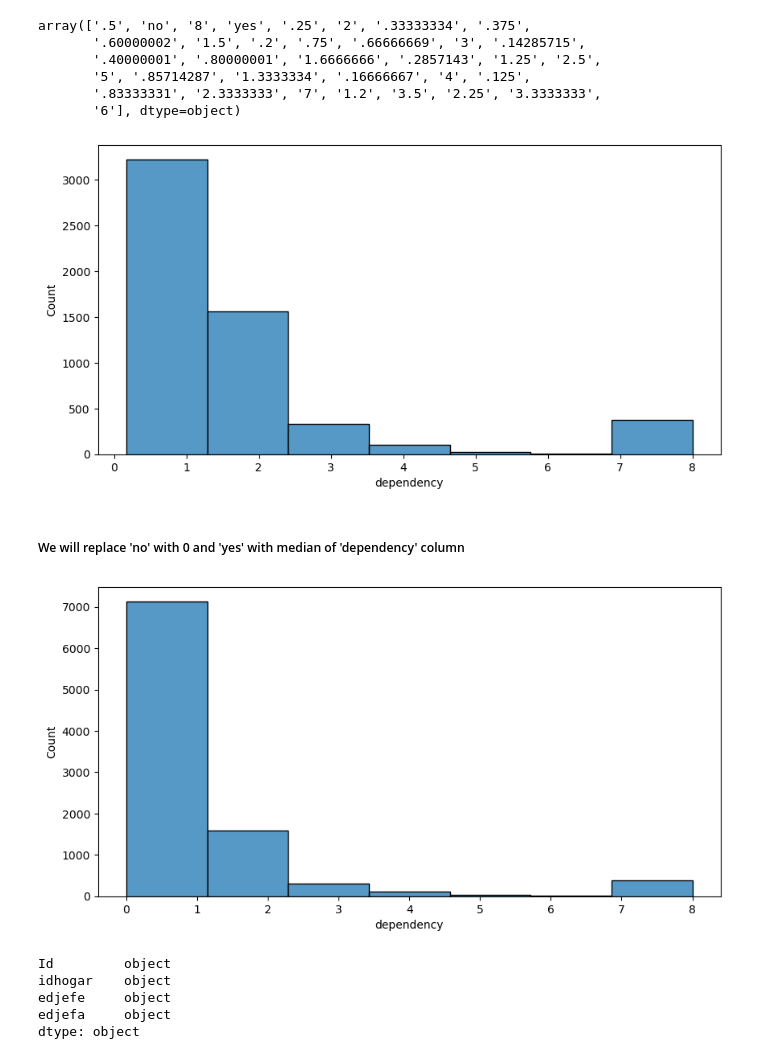
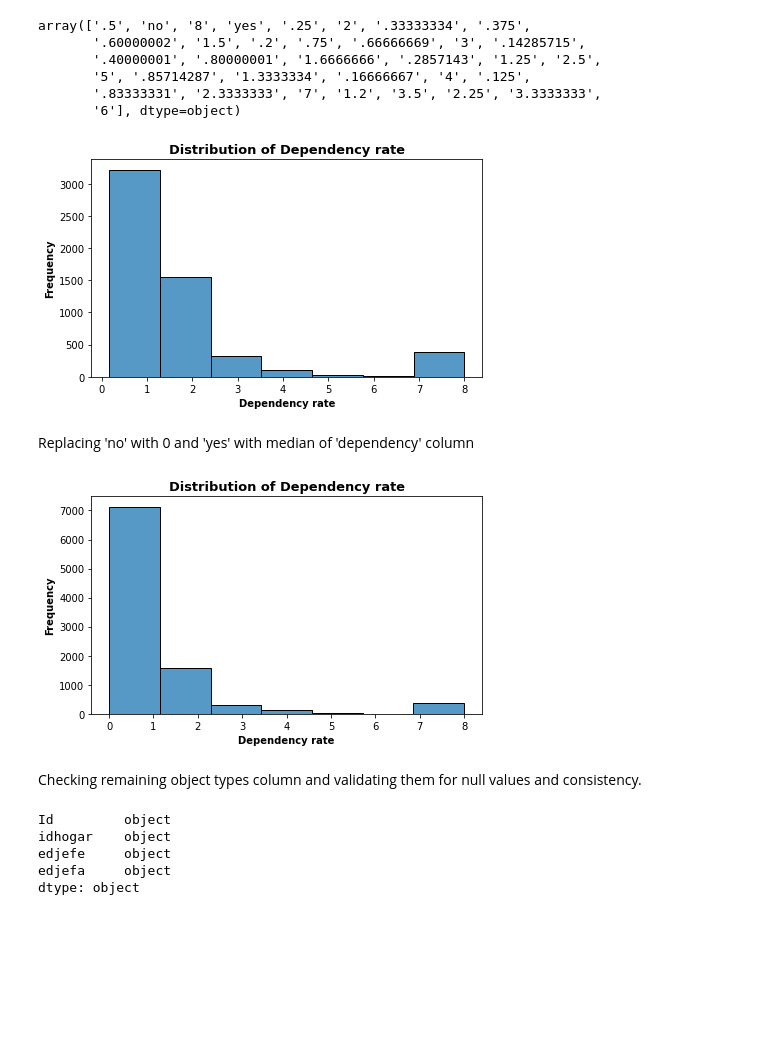
Before and after one commit to lavkushsingh31/Data_Science_Machine_Learning_Projects, a Jupyter notebook: Course Project - Income Qualification/Income Qualification Project.ipynb, the cells around one changed output. Cells and saved outputs as stored; diff of their text form; code cells hidden in the pictures; blank space fills up the shorter version.

```diff
--- a/Course Project - Income Qualification/Income Qualification Project.ipynb
+++ b/Course Project - Income Qualification/Income Qualification Project.ipynb
@@ -139,13 +181,16 @@ dependency_values_train = train_data[train_data['dependency'].isin(['yes', 'no']
 
 dependency_values_train = dependency_values_train.astype('float64')
 # %%
-plt.figure(figsize=(10,5))
+plt.figure(figsize=(7,4))
 sns.histplot( x = dependency_values_train, bins = 7)
+plt.title('Distribution of Dependency rate', fontsize = 13, fontweight="bold")
+plt.xlabel('Dependency rate', fontweight="bold")
+plt.ylabel('Frequency', fontweight="bold")
 plt.show()
 # %% [output]
-[figure, old version]
+[figure, new version]
 # %% [markdown]
-##### We will replace 'no' with 0 and 'yes' with median of 'dependency' column
+Replacing 'no' with 0 and 'yes' with median of 'dependency' column
 # %%
 train_data['dependency'] = train_data['dependency'].str.replace('no', '0')
 test_data['dependency'] = test_data['dependency'].str.replace('no', '0')
@@ -155,10 +200,16 @@ median_dependency_train = train_data[train_data['dependency'] != 'yes']['depende
 train_data['dependency'] = train_data['dependency'].str.replace('yes', str(median_dependency_train)).astype('float64')
 test_data['dependency'] = test_data['dependency'].str.replace('yes', str(median_dependency_train)).astype('float64')
 # %%
-plt.figure(figsize=(10,5))
+plt.figure(figsize=(7,4))
 sns.histplot(x = 'dependency', data = train_data, bins = 7);
+plt.title('Distribution of Dependency rate', fontsize = 13, fontweight="bold")
+plt.xlabel('Dependency rate', fontweight="bold")
+plt.ylabel('Frequency', fontweight="bold")
+plt.show()
 # %% [output]
-[figure, old version]
+[figure, new version]
+# %% [markdown]
+Checking remaining object types column and validating them for null values and consistency.
 # %%
 train_data.dtypes[train_data.dtypes == 'object']
 # %% [output]
```
Also changed, not shown: parts of 160 cells of this notebook.
